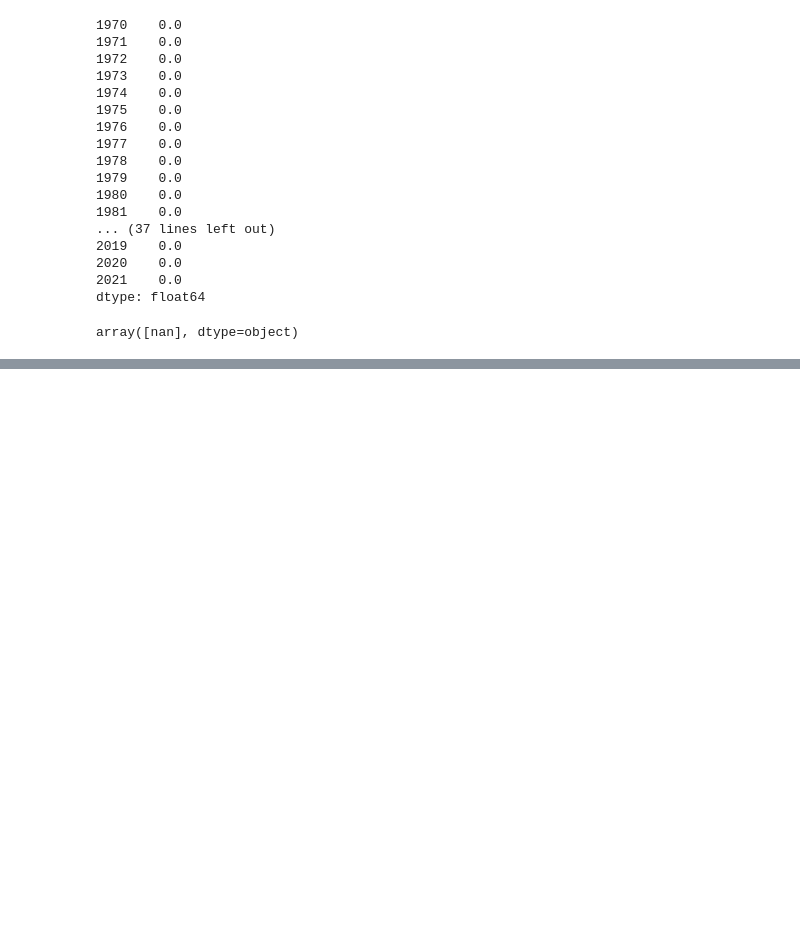
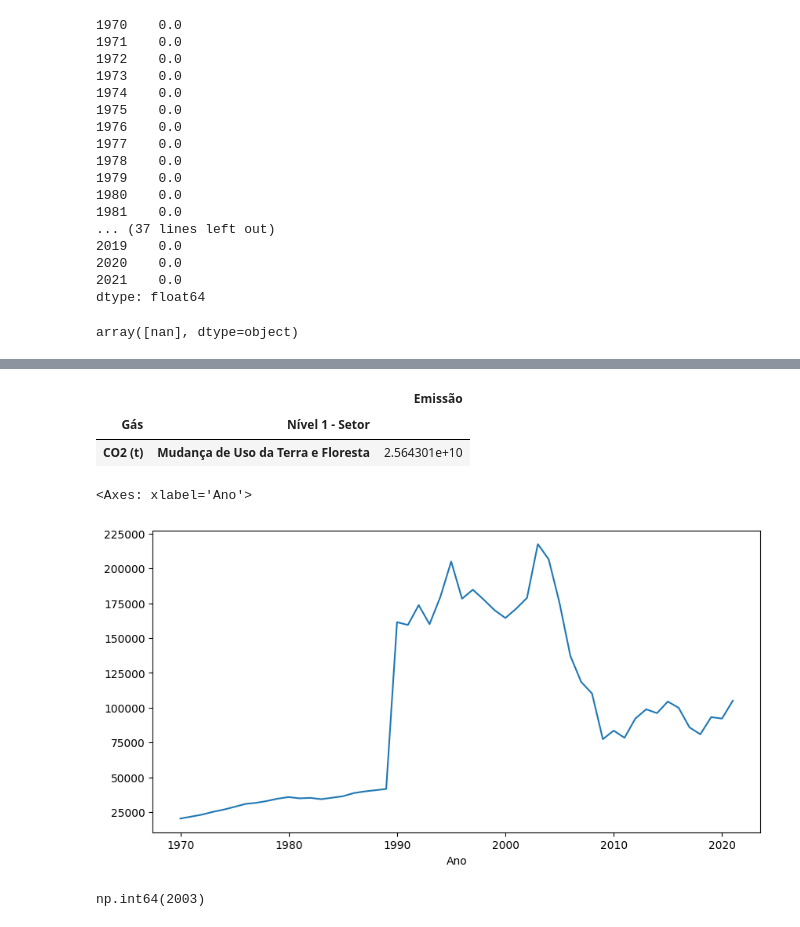
Before and after one commit to AntonioNazar/Data_Science, a Jupyter notebook: Análise de Dados de Efeito Estufa/Análise_Efeito_Estufa.ipynb, the cells around one changed output, grey strips where cells are left out. Saved outputs shown, nothing was run; the diff lists cells and outputs as text; code cells hidden in the pictures; blank space fills up the shorter version.

```diff
--- a/Análise de Dados de Efeito Estufa/Análise_Efeito_Estufa.ipynb
+++ b/Análise de Dados de Efeito Estufa/Análise_Efeito_Estufa.ipynb
@@ -95,0 +243,15 @@ array([nan], dtype=object)
+# %%
+gas_setor.xs(("CO2 (t)","Mudança de Uso da Terra e Floresta"), level= [0,1])
+# %% [output]
+|  |  | Emissão |
+| Gás | Nível 1 - Setor |  |
+| CO2 (t) | Mudança de Uso da Terra e Floresta | 2.564301e+10 |
+# %%
+dados_emissoes_ano.groupby("Ano")["Emissão"].mean().plot(kind="line", figsize=(10,5), legend=False)
+# %% [output]
+<Axes: xlabel='Ano'>
+[figure, added]
+# %%
+dados_emissoes_ano.groupby("Ano")["Emissão"].mean().idxmax()
+# %% [output]
+np.int64(2003)
```
Also changed, not shown: parts of 21 cells of this notebook, 2 other files.
